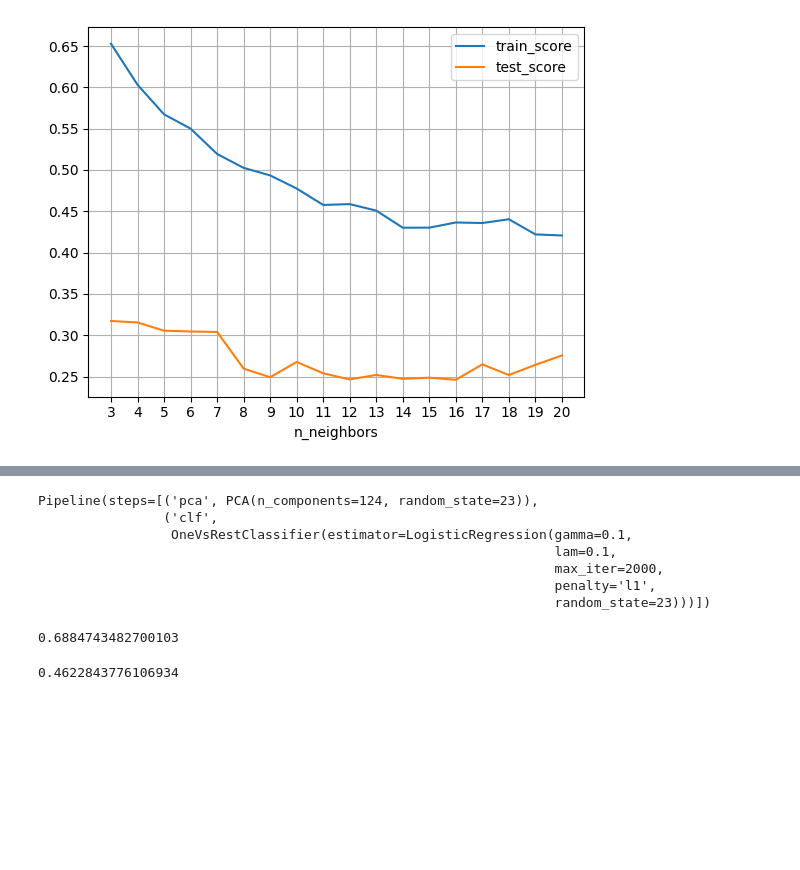
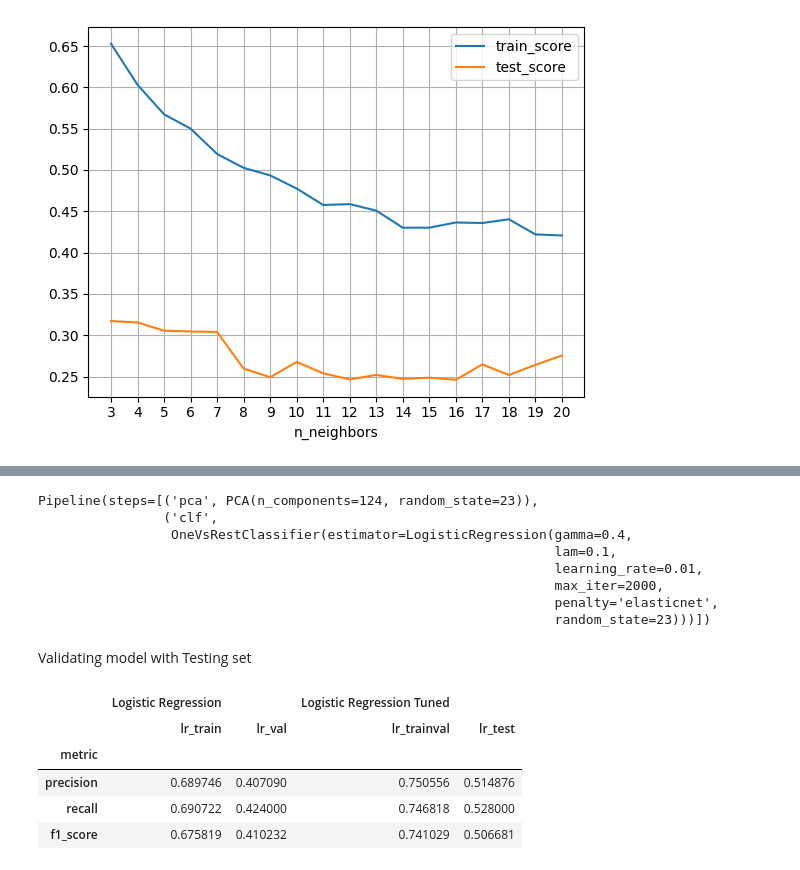
Before and after one commit to Brunoware/butterfly_images_classification, a Jupyter notebook: proyecto_1_clasificacion_prod_Bruno.ipynb, the cells around one changed output, grey strips where cells are left out. Cells and saved outputs as stored; diff of their text form; code cells hidden in the pictures; blank space fills up the shorter version.

```diff
--- a/proyecto_1_clasificacion_prod_Bruno.ipynb
+++ b/proyecto_1_clasificacion_prod_Bruno.ipynb
@@ -491,21 +290,16 @@ best_params
 # %%
 pca = PCA(n_components = n_components_pca, random_state = 23)
-lr_final = OneVsRestClassifier(LogisticRegression(gamma = 0.1, lam = 0.1, max_iter = 2000,
-                                                  penalty = 'l1',random_state = 23))
+lr_final = OneVsRestClassifier(LogisticRegression(learning_rate = 0.01, gamma = 0.4, lam = 0.1, max_iter = 2000,
+                                                  penalty = 'elasticnet',random_state = 23))
 
 lr_final_pipe = Pipeline([('pca', pca), ('clf', lr_final)])
-lr_final_pipe.fit(X_train, y_train)
+lr_final_pipe.fit(X_trainval, y_trainval)
 # %% [output]
 Pipeline(steps=[('pca', PCA(n_components=124, random_state=23)),
                 ('clf',
-                 OneVsRestClassifier(estimator=LogisticRegression(gamma=0.1,
+                 OneVsRestClassifier(estimator=LogisticRegression(gamma=0.4,
                                                                   lam=0.1,
+                                                                  learning_rate=0.01,
                                                                   max_iter=2000,
-                                                                  penalty='l1',
+                                                                  penalty='elasticnet',
                                                                   random_state=23)))])
-# %%
-def get_metric_values(y_real, y_pred):
-    precision = precision_score(y_real, y_pred, average = 'weighted', zero_division = 0)
-    recall = recall_score(y_real, y_pred, average = 'weighted', zero_division = 0)
-    f1 = f1_score(y_real, y_pred, average = 'weighted', zero_division = 0)
-    return precision, recall, f1
@@ -517,8 +306,20 @@ precision_val, _, _ = get_metric_values(y_val, y_val_pred)
-# %%
-precision_train
-# %% [output]
-0.6884743482700103
-# %%
-precision_val
-# %% [output]
-0.4622843776106934
+# %% [markdown]
+Validating model with Testing set
+# %%
+y_trainval_pred_lr = lr_final_pipe.predict(X_trainval)
+y_test_pred_lr = lr_final_pipe.predict(X_test)
+
+precision_train_lr, recall_train_lr, f1_score_train_lr = get_metric_values(y_trainval, y_trainval_pred_lr)
+precision_test_lr, recall_test_lr, f1_score_test_lr = get_metric_values(y_test, y_test_pred_lr)
+# %%
+y_scores_lr = y_scores.iloc[:,:2].copy()
+y_scores_lr[('Logistic Regression Tuned', 'lr_trainval')] = (precision_train_lr, recall_train_lr, f1_score_train_lr)
+y_scores_lr[('Logistic Regression Tuned', 'lr_test')] = (precision_test_lr, recall_test_lr, f1_score_test_lr)
+y_scores_lr
+# %% [output]
+|  | Logistic Regression |  | Logistic Regression Tuned |  |
+|  | lr_train | lr_val | lr_trainval | lr_test |
+| metric |  |  |  |  |
+| precision | 0.689746 | 0.407090 | 0.750556 | 0.514876 |
+| recall | 0.690722 | 0.424000 | 0.746818 | 0.528000 |
+| f1_score | 0.675819 | 0.410232 | 0.741029 | 0.506681 |
```
Also changed, not shown: parts of 36 cells of this notebook.
